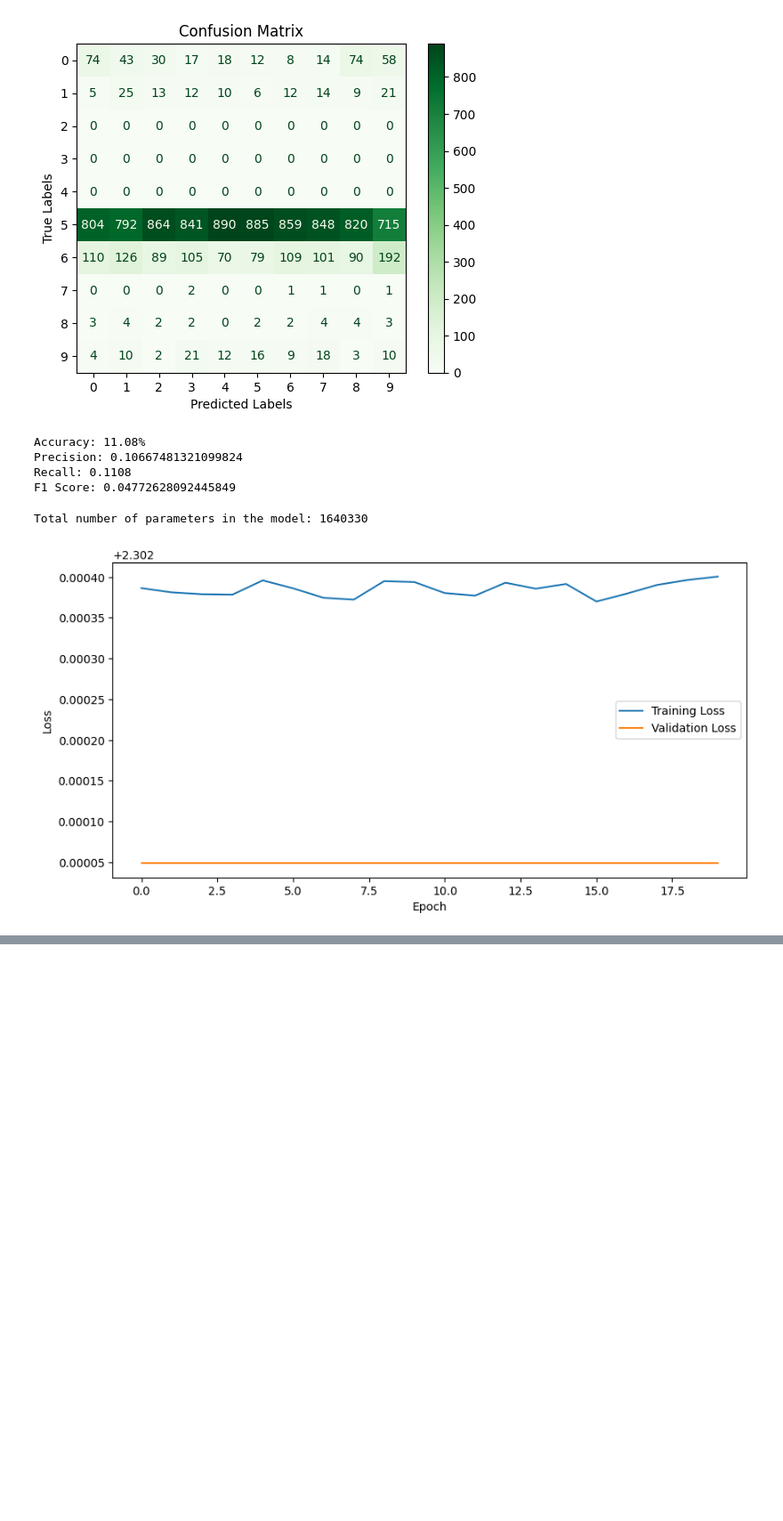
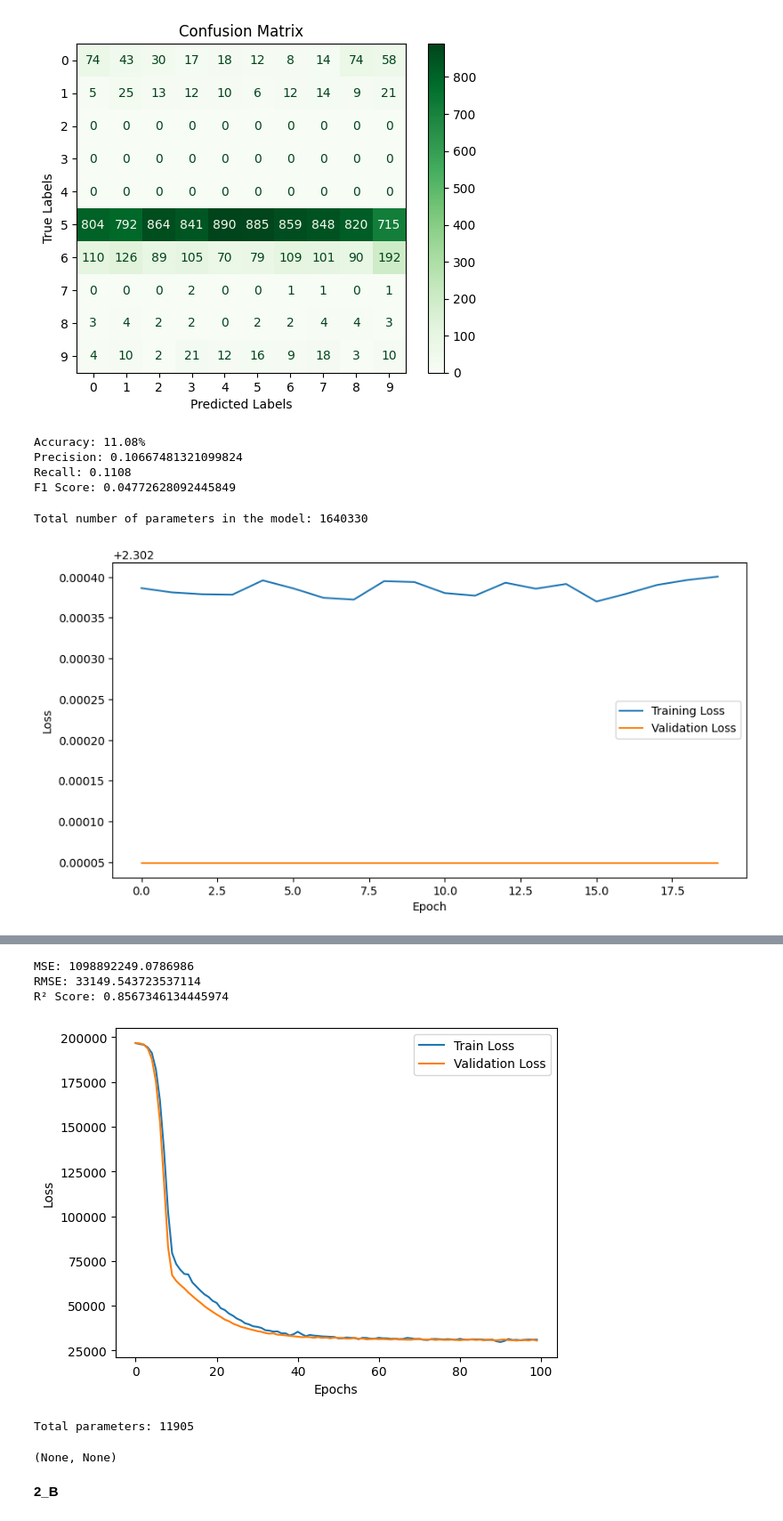
Before and after one commit to UmaNagirireddi/RTML, a Jupyter notebook: Rtml_1.ipynb, the cells around one changed output, grey strips where cells are left out. Shown at 89% size. Cells and saved outputs as stored; diff of their text form; code cells hidden in the pictures; blank space fills up the shorter version.

```diff
--- a/Rtml_1.ipynb
+++ b/Rtml_1.ipynb
@@ -349,0 +365,33 @@ from sklearn.metrics import r2_score
+# %%
+df_train_prepro.fillna(df_train_prepro.mean(), inplace=True)
+
+X, y = df_train_prepro[useful_cols], df_train_prepro[target_col]
+X_train, X_val, y_train, y_val = train_test_split(X, y, test_size=0.2, random_state=42)
+
+scaler = StandardScaler()
+X_train_scaled, X_val_scaled = scaler.fit_transform(X_train), scaler.transform(X_val)
+# %%
+import torch
+from torch.utils.data import DataLoader, TensorDataset
+
+# Convert to PyTorch tensors and create data loaders
+train_loader = DataLoader(TensorDataset(torch.tensor(X_train_scaled, dtype=torch.float32), torch.tensor(y_train.values, dtype=torch.float32).view(-1, 1)), batch_size=32, shuffle=True)
+val_loader = DataLoader(TensorDataset(torch.tensor(X_val_scaled, dtype=torch.float32), torch.tensor(y_val.values, dtype=torch.float32).view(-1, 1)), batch_size=32, shuffle=False)
+# %%
+import torch.nn as nn
+
+class MLP(nn.Module):
+    def __init__(self, input_size):
+        super(MLP, self).__init__()
+
+        # Define layers
+        self.fc1 = nn.Linear(input_size, 128)
+        self.relu = nn.ReLU()
+        self.fc2 = nn.Linear(128, 64)
+        self.fc3 = nn.Linear(64, 32)
+        self.fc4 = nn.Linear(32, 1)
+
+    def forward(self, x):
+        # Forward pass
+        x = self.relu(self.fc2(self.relu(self.fc1(x))))
+        return self.fc4(self.fc3(x))
@@ -349,0 +450,21 @@ from sklearn.metrics import r2_score
+# %%
+import matplotlib.pyplot as plt
+
+mse, rmse, r2 = mean_squared_error(y_true, y_pred), mean_squared_error(y_true, y_pred)**0.5, r2_score(y_true, y_pred)
+print(f'MSE: {mse}\nRMSE: {rmse}\nR² Score: {r2}')
+
+plt.plot(train_losses, label='Train Loss')
+plt.plot(val_losses, label='Validation Loss')
+plt.xlabel('Epochs'), plt.ylabel('Loss'), plt.legend(), plt.show()
+
+total_params = sum(p.numel() for p in model.parameters())
+print(f'Total parameters: {total_params}'), torch.save(model, 'model_complete.pth')
+# %% [output]
+MSE: 1098892249.0786986
+RMSE: 33149.543723537114
+R² Score: 0.8567346134445974
+[figure, added]
+Total parameters: 11905
+(None, None)
+# %% [markdown]
+**2_B**
```
Also changed, not shown: parts of 16 cells of this notebook.
